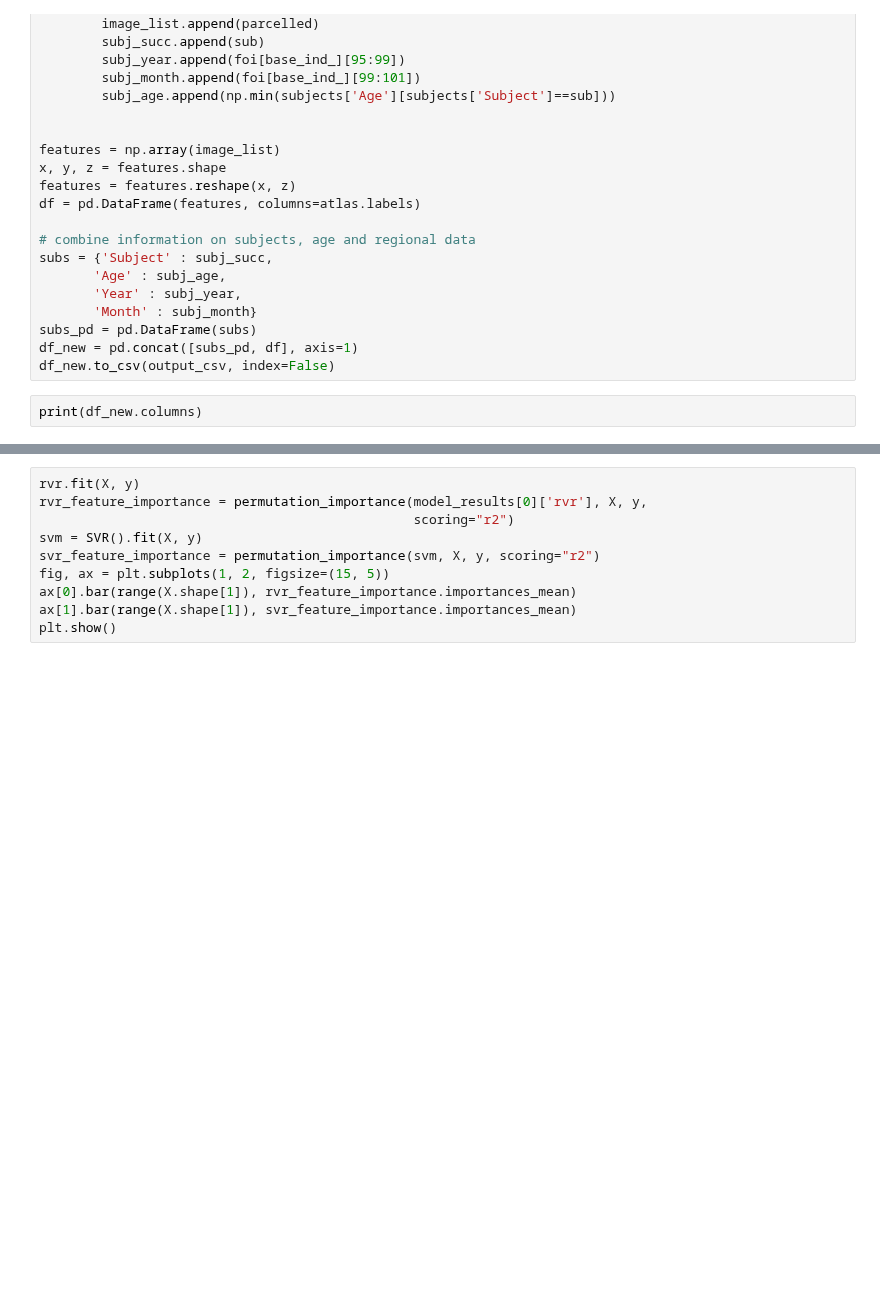
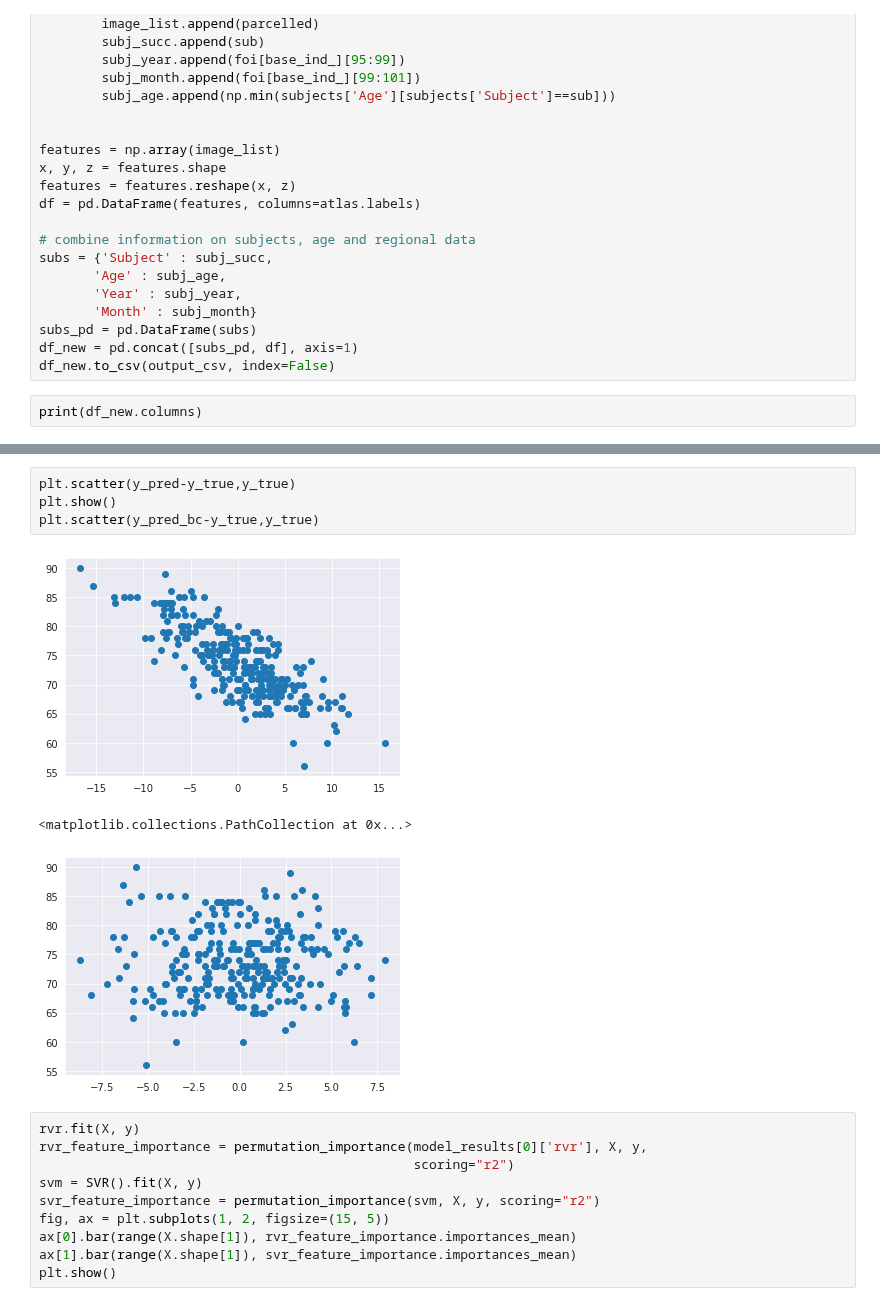
Before and after one commit to elenadoe/Brain_Age_PET_MRI, a Jupyter notebook: src/Elena_Notebook.ipynb, the cells around one changed output, grey strips where cells are left out. Saved outputs shown, nothing was run; the diff lists cells and outputs as text; blank space fills up the shorter version.

```diff
--- a/src/Elena_Notebook.ipynb
+++ b/src/Elena_Notebook.ipynb
@@ -251,3 +279,11 @@ plt.show()
+# %%
+plt.scatter(y_pred-y_true,y_true)
+plt.show()
+plt.scatter(y_pred_bc-y_true,y_true)
+# %% [output]
+[figure, added]
+<matplotlib.collections.PathCollection at 0x...>
+[figure, added]
 # %%
 rvr.fit(X, y)
 rvr_feature_importance = permutation_importance(model_results[0]['rvr'], X, y,
```
Also changed, not shown: parts of 3 cells of this notebook, 6 other files.
